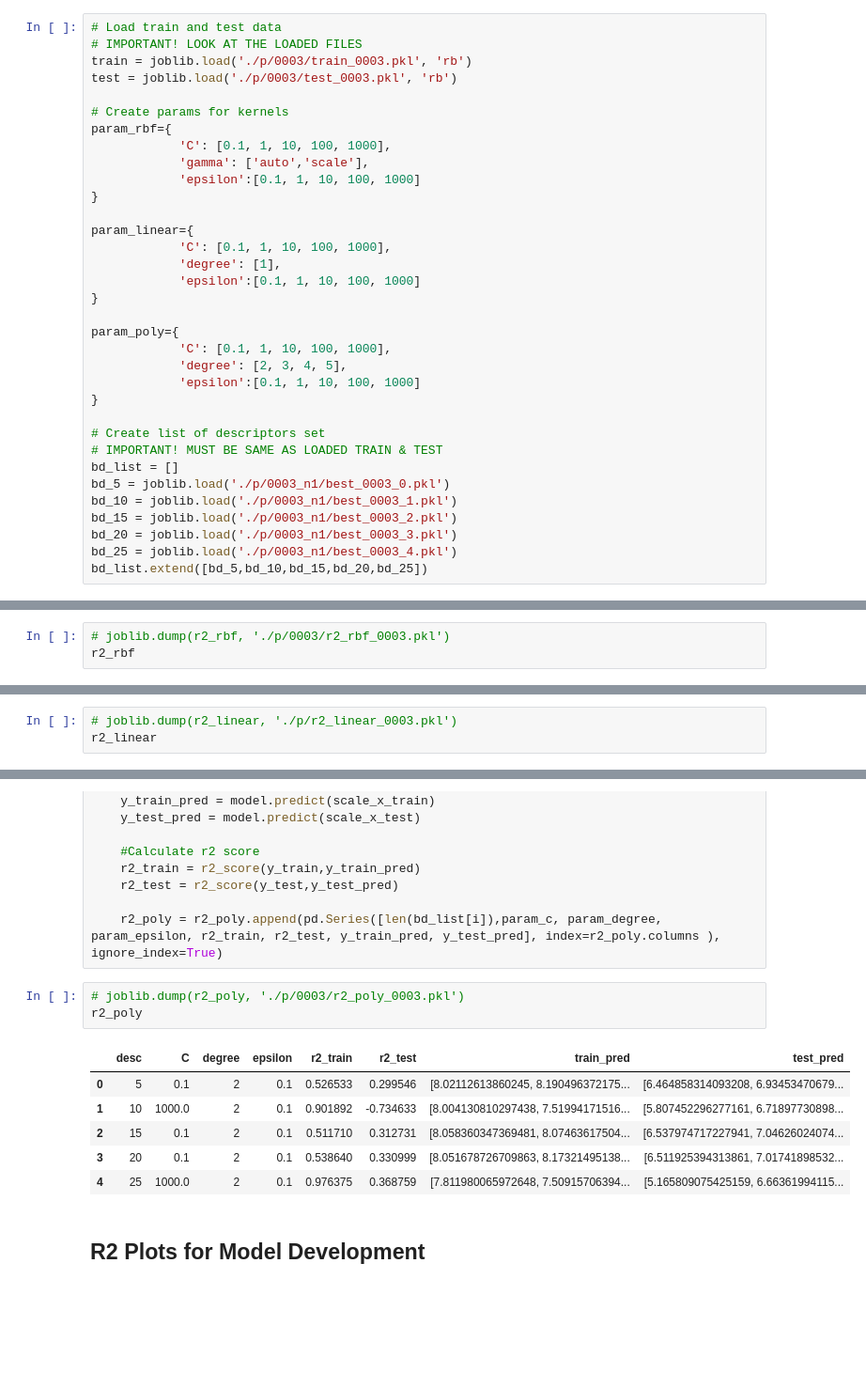
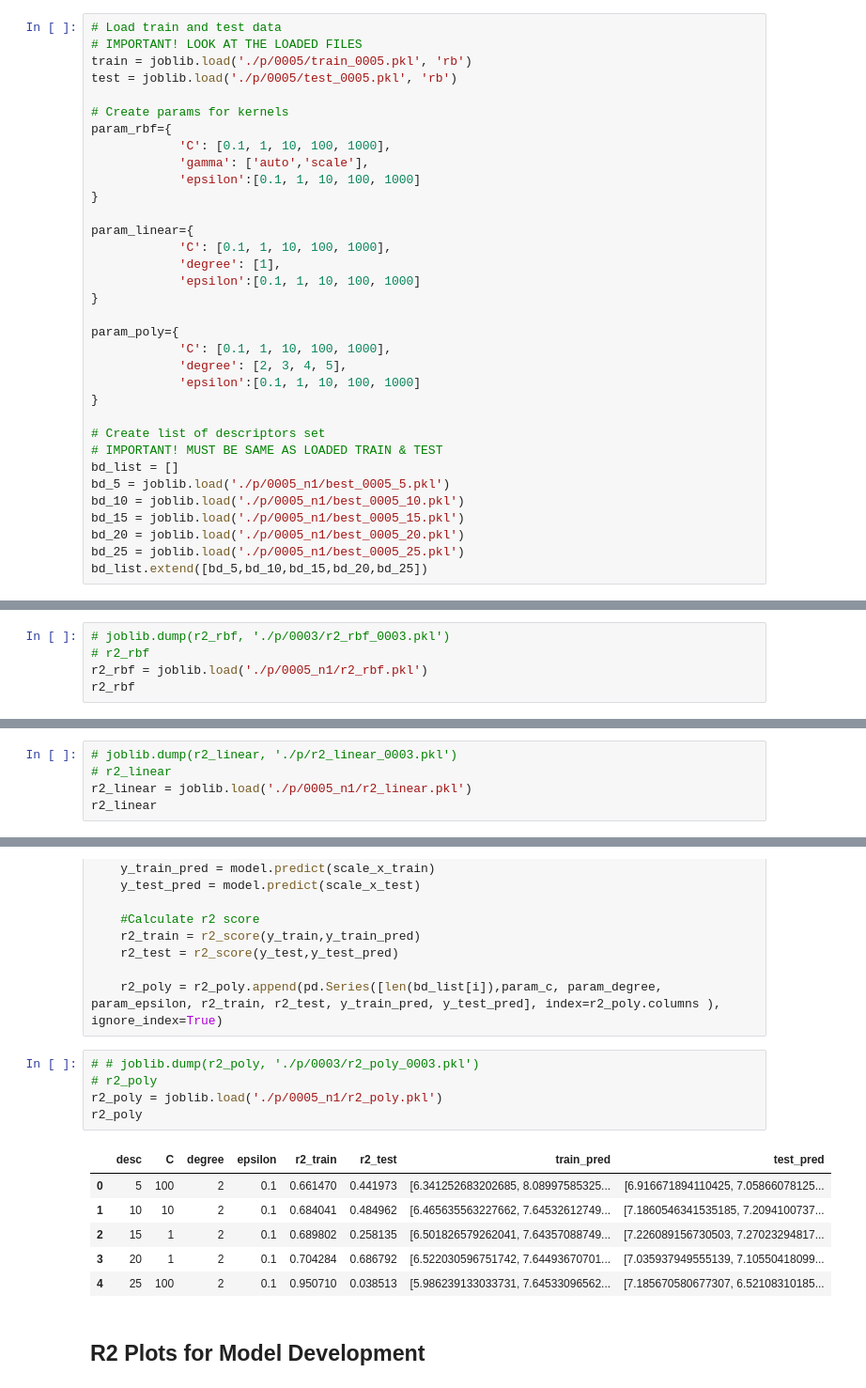
Before and after one commit to mfrizqi/FINAL_TA, a Jupyter notebook: all_united.ipynb, the cells around one changed output, grey strips where cells are left out. Shown: that part at 94% size. Saved outputs shown, nothing was run; the diff lists cells and outputs as text; blank space fills up the shorter version.

```diff
--- a/all_united.ipynb
+++ b/all_united.ipynb
@@ -229,8 +221,8 @@ dimana 5
 # %%
 # Load train and test data
 # IMPORTANT! LOOK AT THE LOADED FILES
-train = joblib.load('./p/0003/train_0003.pkl', 'rb')
-test = joblib.load('./p/0003/test_0003.pkl', 'rb')
+train = joblib.load('./p/0005/train_0005.pkl', 'rb')
+test = joblib.load('./p/0005/test_0005.pkl', 'rb')
 
 # Create params for kernels
 param_rbf={
@@ -254,11 +246,11 @@ param_poly={
 # Create list of descriptors set
 # IMPORTANT! MUST BE SAME AS LOADED TRAIN & TEST
 bd_list = []
-bd_5 = joblib.load('./p/0003_n1/best_0003_0.pkl')
-bd_10 = joblib.load('./p/0003_n1/best_0003_1.pkl')
-bd_15 = joblib.load('./p/0003_n1/best_0003_2.pkl')
-bd_20 = joblib.load('./p/0003_n1/best_0003_3.pkl')
-bd_25 = joblib.load('./p/0003_n1/best_0003_4.pkl')
+bd_5 = joblib.load('./p/0005_n1/best_0005_5.pkl')
+bd_10 = joblib.load('./p/0005_n1/best_0005_10.pkl')
+bd_15 = joblib.load('./p/0005_n1/best_0005_15.pkl')
+bd_20 = joblib.load('./p/0005_n1/best_0005_20.pkl')
+bd_25 = joblib.load('./p/0005_n1/best_0005_25.pkl')
 bd_list.extend([bd_5,bd_10,bd_15,bd_20,bd_25])
 # %% [markdown]
 ## SVR : RBF
@@ -305,6 +297,8 @@ for i in tqdm(range(len(bd_list))):
     r2_rbf = r2_rbf.append(pd.Series([len(bd_list[i]),param_c, param_gamma, param_epsilon, r2_train, r2_test, y_train_pred, y_test_pred], index=r2_rbf.columns ), ignore_index=True)
 # %%
 # joblib.dump(r2_rbf, './p/0003/r2_rbf_0003.pkl')
+# r2_rbf
+r2_rbf = joblib.load('./p/0005_n1/r2_rbf.pkl')
 r2_rbf
 # %% [output]
 |  | desc | C | Gamma | Epsilon | r2_train | r2_test | train_pred | test_pred |
@@ -358,6 +352,8 @@ for i in tqdm(range(len(bd_list))):
     r2_linear = r2_linear.append(pd.Series([len(bd_list[i]),param_c, param_degree, param_epsilon, r2_train, r2_test, y_train_pred, y_test_pred], index=r2_linear.columns ), ignore_index=True)
 # %%
 # joblib.dump(r2_linear, './p/r2_linear_0003.pkl')
+# r2_linear
+r2_linear = joblib.load('./p/0005_n1/r2_linear.pkl')
 r2_linear
 # %% [output]
 |  | desc | C | degree | epsilon | r2_train | r2_test | train_pred | test_pred |
@@ -410,15 +406,17 @@ for i in tqdm(range(len(bd_list))):
 
     r2_poly = r2_poly.append(pd.Series([len(bd_list[i]),param_c, param_degree, param_epsilon, r2_train, r2_test, y_train_pred, y_test_pred], index=r2_poly.columns ), ignore_index=True)
 # %%
-# joblib.dump(r2_poly, './p/0003/r2_poly_0003.pkl')
+# # joblib.dump(r2_poly, './p/0003/r2_poly_0003.pkl')
+# r2_poly
+r2_poly = joblib.load('./p/0005_n1/r2_poly.pkl')
 r2_poly
 # %% [output]
 |  | desc | C | degree | epsilon | r2_train | r2_test | train_pred | test_pred |
-| 0 | 5 | 0.1 | 2 | 0.1 | 0.526533 | 0.299546 | [8.02112613860245, 8.190496372175... | [6.464858314093208, 6.93453470679... |
-| 1 | 10 | 1000.0 | 2 | 0.1 | 0.901892 | -0.734633 | [8.004130810297438, 7.51994171516... | [5.807452296277161, 6.71897730898... |
-| 2 | 15 | 0.1 | 2 | 0.1 | 0.511710 | 0.312731 | [8.058360347369481, 8.07463617504... | [6.537974717227941, 7.04626024074... |
-| 3 | 20 | 0.1 | 2 | 0.1 | 0.538640 | 0.330999 | [8.051678726709863, 8.17321495138... | [6.511925394313861, 7.01741898532... |
-| 4 | 25 | 1000.0 | 2 | 0.1 | 0.976375 | 0.368759 | [7.811980065972648, 7.50915706394... | [5.165809075425159, 6.66361994115... |
+| 0 | 5 | 100 | 2 | 0.1 | 0.661470 | 0.441973 | [6.341252683202685, 8.08997585325... | [6.916671894110425, 7.05866078125... |
+| 1 | 10 | 10 | 2 | 0.1 | 0.684041 | 0.484962 | [6.465635563227662, 7.64532612749... | [7.1860546341535185, 7.2094100737... |
+| 2 | 15 | 1 | 2 | 0.1 | 0.689802 | 0.258135 | [6.501826579262041, 7.64357088749... | [7.226089156730503, 7.27023294817... |
+| 3 | 20 | 1 | 2 | 0.1 | 0.704284 | 0.686792 | [6.522030596751742, 7.64493670701... | [7.035937949555139, 7.10550418099... |
+| 4 | 25 | 100 | 2 | 0.1 | 0.950710 | 0.038513 | [5.986239133033731, 7.64533096562... | [7.185670580677307, 6.52108310185... |
 # %% [markdown]
 ## R2 Plots for Model Development
 # %%
```
Also changed, not shown: parts of 27 cells of this notebook, 43 other files.
